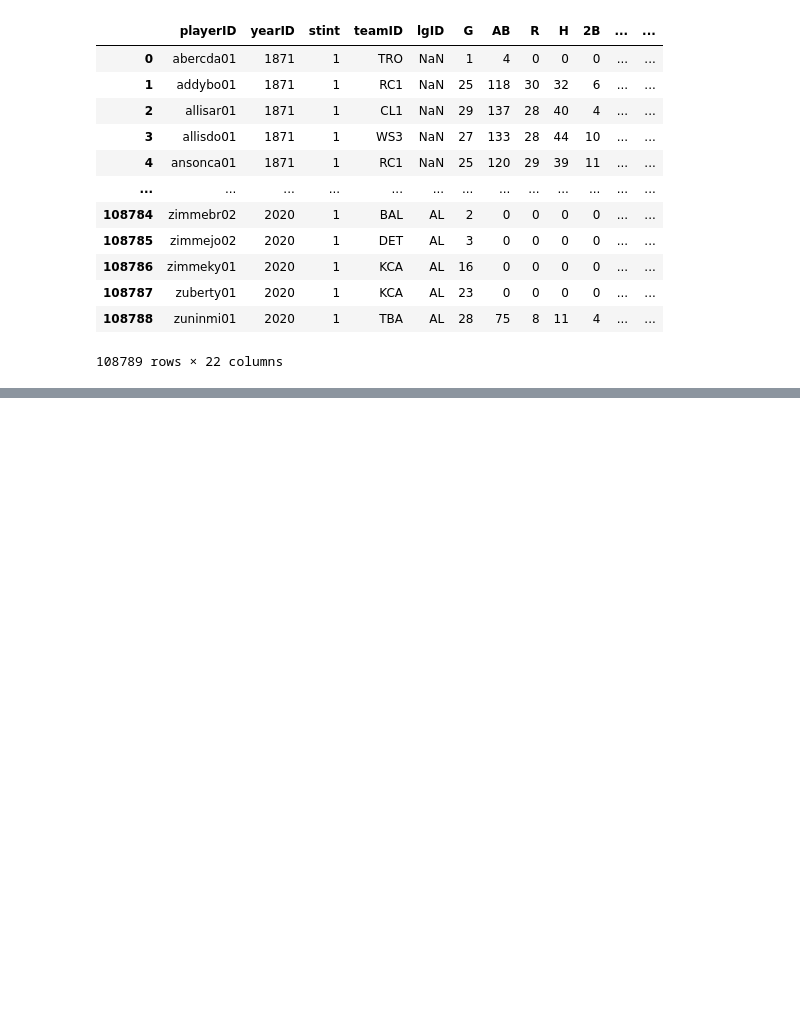
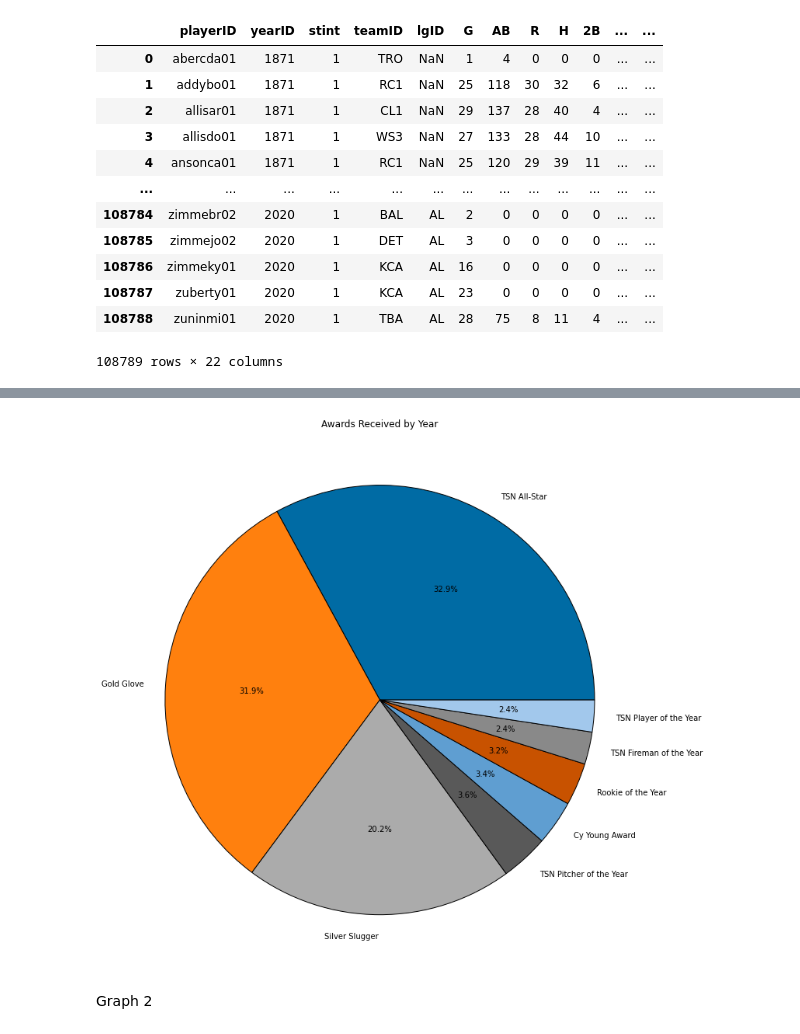
Before and after one commit to data301-2021-winter1/project-group37-project, a Jupyter notebook: notebooks/analysis3.ipynb, the cells around one changed output, grey strips where cells are left out. Drawn from its saved outputs; the diff is of its cells as text; code cells hidden in the pictures; blank space fills up the shorter version.

```diff
--- a/notebooks/analysis3.ipynb
+++ b/notebooks/analysis3.ipynb
@@ -36,0 +89,7 @@ Batting
+# %%
+AwardPlayer_clean = (
+AwardPlayer
+    .drop(['lgID','tie','notes'],axis=1)
+    .dropna(axis = 0)
+)
+AwardPlayer_clean
@@ -36,0 +110,3 @@ Batting
+# %%
+merged = data1_clean.merge(AwardPlayer_clean, on="playerID", how="outer")
+merged.head()
@@ -36,0 +121,6 @@ Batting
+# %%
+merged_clean = (
+merged
+    .dropna(axis=0)
+)
+merged_clean.head()
@@ -36,0 +135,5 @@ Batting
+# %%
+labels = ['TSN All-Star','Gold Glove','Silver Slugger','TSN Pitcher of the Year','Cy Young Award','Rookie of the Year','TSN Fireman of the Year','TSN Player of the Year']
+new_df = merged_clean.loc[merged_clean['awardID'].isin(['TSN All-Star','Gold Glove','Silver Slugger','Most Valuable Player ','TSN Pitcher of the Year','Cy Young Award','Rookie of the Year','TSN Fireman of the Year','TSN Player of the Year']
+)]
+new_df.head()
@@ -36,0 +183,11 @@ Batting
+# %%
+plt.style.use('tableau-colorblind10')
+fig = plt.figure(figsize=(11,11))
+plt.pie(list(new_df['awardID'].value_counts()), autopct='%1.1f%%',labels = labels, wedgeprops={'edgecolor':'black'})
+plt.title('Awards Received by Year')
+plt.tight_layout()
+plt.show()
+# %% [output]
+[figure, added]
+# %% [markdown]
+Graph 2
```
Also changed, not shown: parts of 41 cells of this notebook, 7 other files.
